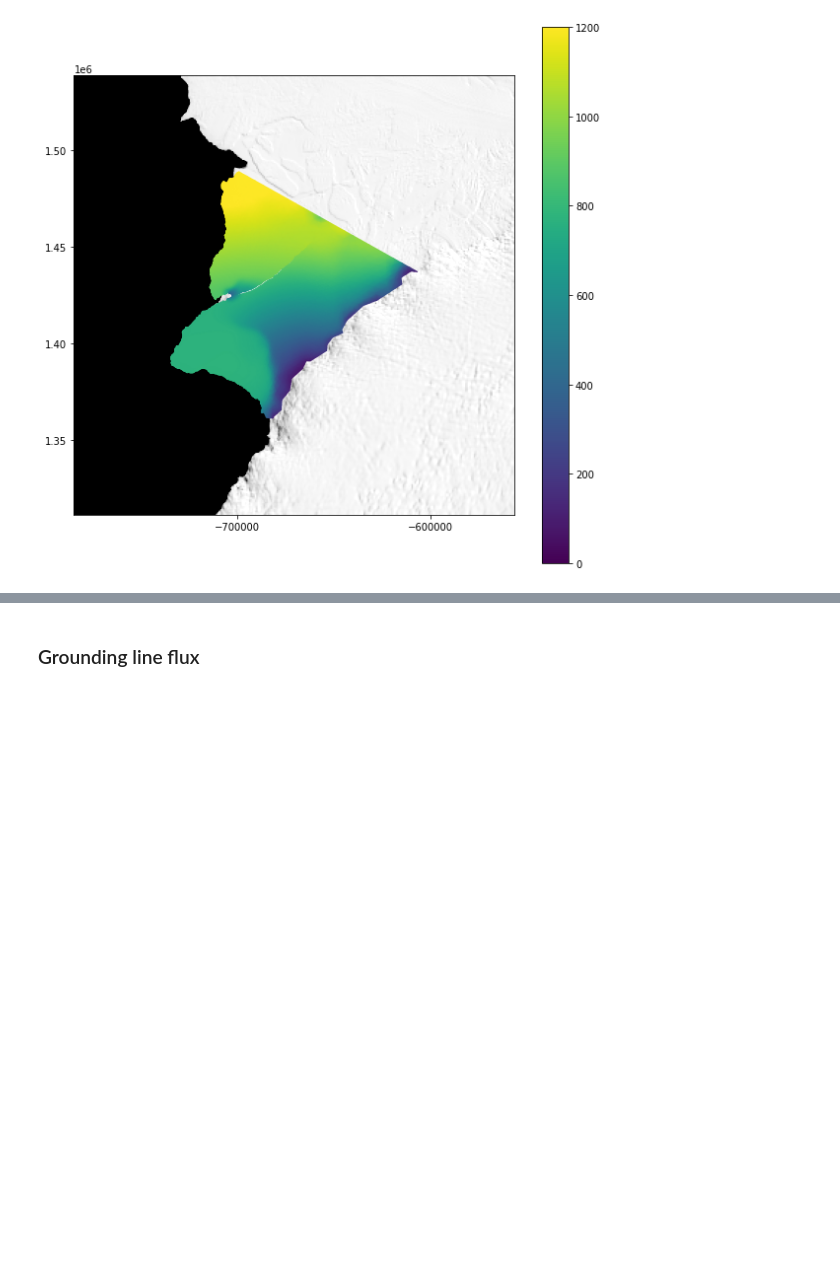
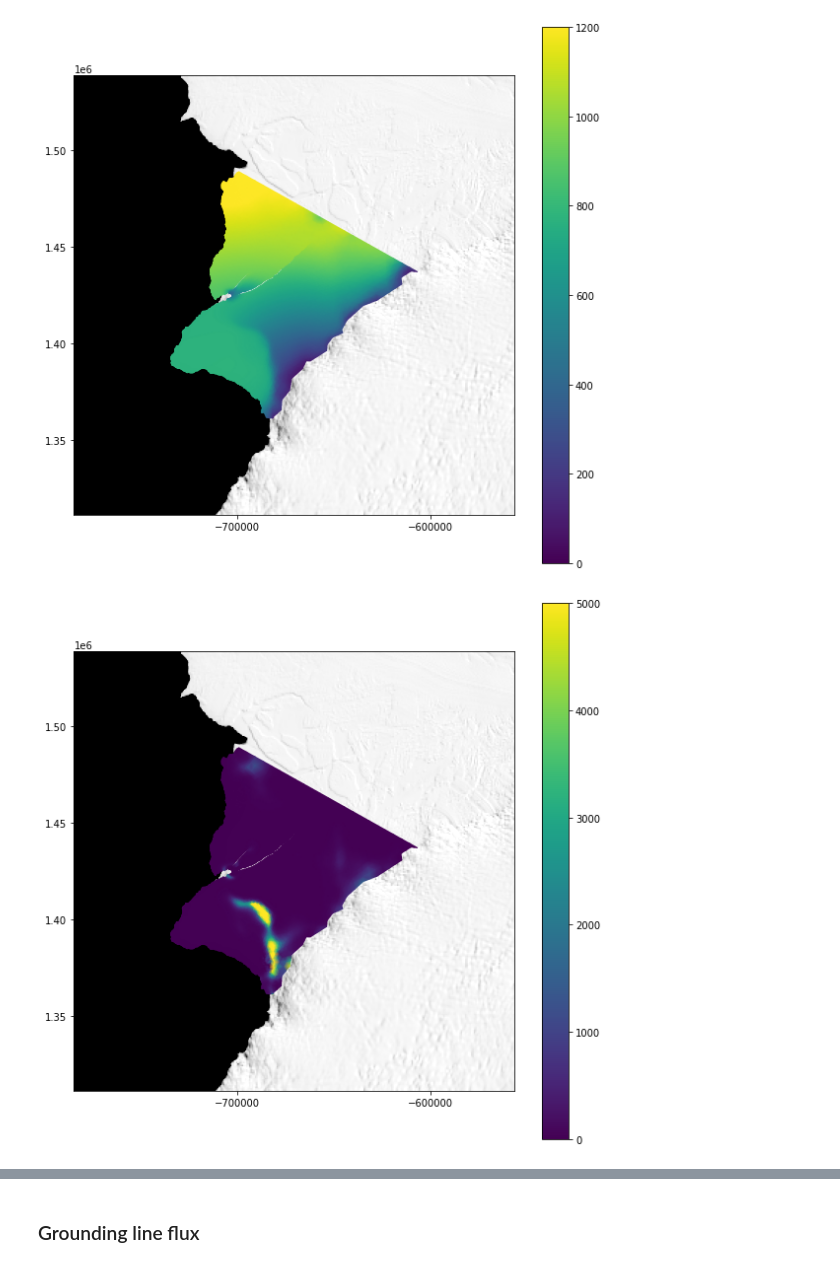
Before and after one commit to ram21ARC/IcePack_Brunt, a Jupyter notebook: d01_pre_calving/05_brunt_inverse_2020_e5_0.ipynb, the cells around one changed output, grey strips where cells are left out. Cells and saved outputs as stored; diff of their text form; code cells hidden in the pictures; blank space fills up the shorter version.

```diff
--- a/d01_pre_calving/05_brunt_inverse_2020_e5_0.ipynb
+++ b/d01_pre_calving/05_brunt_inverse_2020_e5_0.ipynb
@@ -344,3 +348,11 @@ fluidityA = firedrake.project(fluidA, Q_2020)
+# %%
+fig, ax = plt.subplots(1,1, figsize=(10,10))
+ax.imshow(image, cmap="Greys_r", vmin=12e3, vmax=16.38e3, extent=extent)
+colors = firedrake.tripcolor(fluidityA, vmin=0, vmax=5000, axes=ax)
+ax.locator_params(axis='x',nbins=4)
+fig.colorbar(colors);
+# %% [output]
+[figure, added]
 # %%
 fig, ax = plt.subplots(1,1, figsize=(10,10))
 ax.imshow(image, cmap="Greys_r", vmin=12e3, vmax=16.38e3, extent=extent)
```
Also changed, not shown: parts of 23 cells of this notebook.
